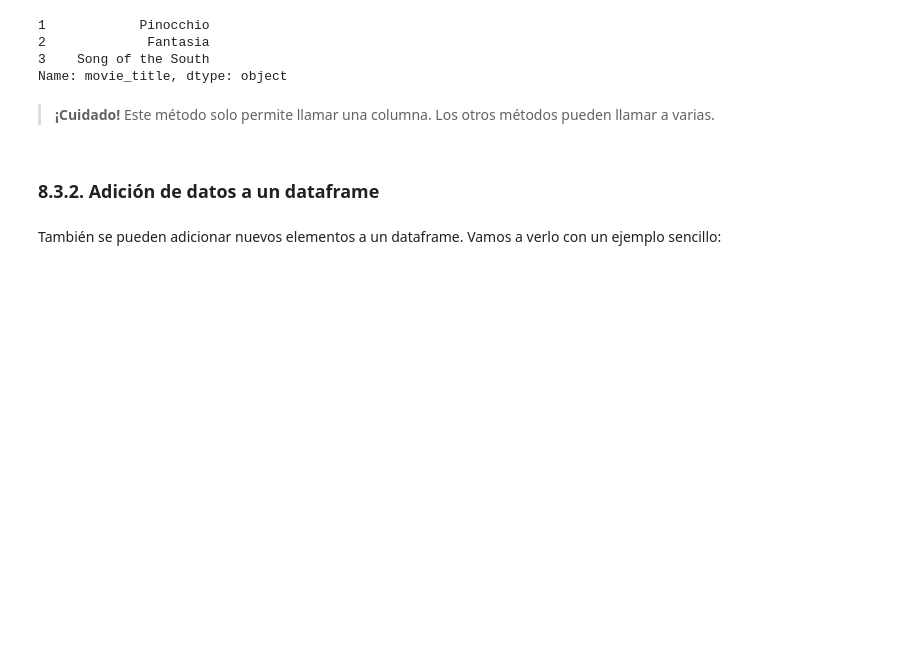
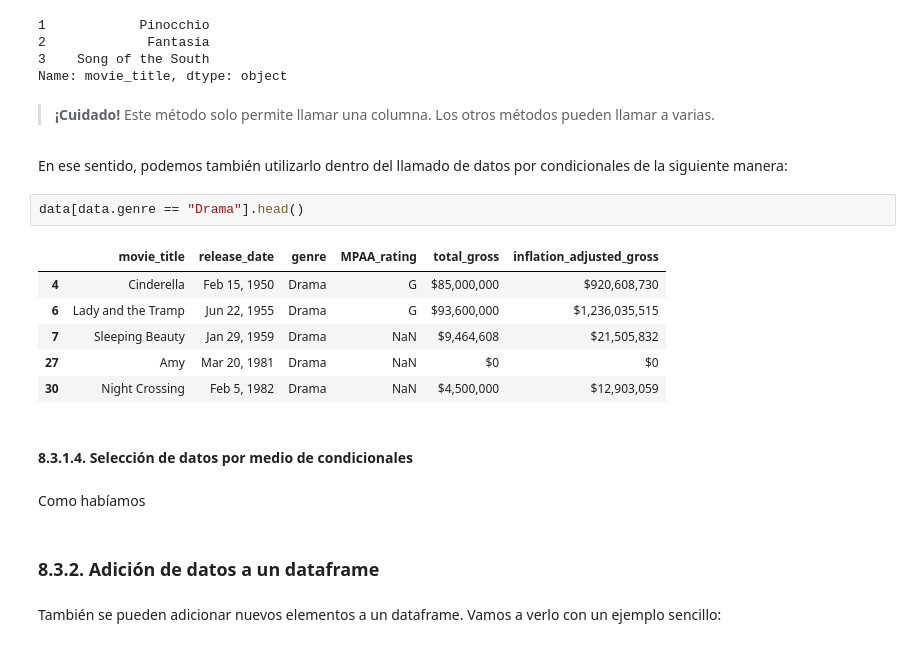
Before and after one commit to JuanMartinL/Data-Science-Crash-Course, a Jupyter notebook: Lecture 4 - Fundamentals in Python 3.0/Lecture4_Introduction_Pyhton.ipynb, the cells around one changed output. Cells and saved outputs as stored; diff of their text form; blank space fills up the shorter version.

```diff
--- a/Lecture 4 - Fundamentals in Python 3.0/Lecture4_Introduction_Pyhton.ipynb
+++ b/Lecture 4 - Fundamentals in Python 3.0/Lecture4_Introduction_Pyhton.ipynb
@@ -420,6 +469,21 @@ data.movie_title[1:4]
 Name: movie_title, dtype: object
 # %% [markdown]
 > **¡Cuidado!** Este método solo permite llamar una columna. Los otros métodos pueden llamar a varias.
+# %% [markdown]
+En ese sentido, podemos también utilizarlo dentro del llamado de datos por condicionales de la siguiente manera:
+# %%
+data[data.genre == "Drama"].head()
+# %% [output]
+|  | movie_title | release_date | genre | MPAA_rating | total_gross | inflation_adjusted_gross |
+| 4 | Cinderella | Feb 15, 1950 | Drama | G | $85,000,000 | $920,608,730 |
+| 6 | Lady and the Tramp | Jun 22, 1955 | Drama | G | $93,600,000 | $1,236,035,515 |
+| 7 | Sleeping Beauty | Jan 29, 1959 | Drama | NaN | $9,464,608 | $21,505,832 |
+| 27 | Amy | Mar 20, 1981 | Drama | NaN | $0 | $0 |
+| 30 | Night Crossing | Feb 5, 1982 | Drama | NaN | $4,500,000 | $12,903,059 |
+# %% [markdown]
+#### 8.3.1.4. Selección de datos por medio de condicionales
+# %% [markdown]
+Como habíamos
 # %% [markdown]
 ### 8.3.2. Adición de datos a un dataframe
 # %% [markdown]
```
Also changed, not shown: parts of 33 cells of this notebook.
